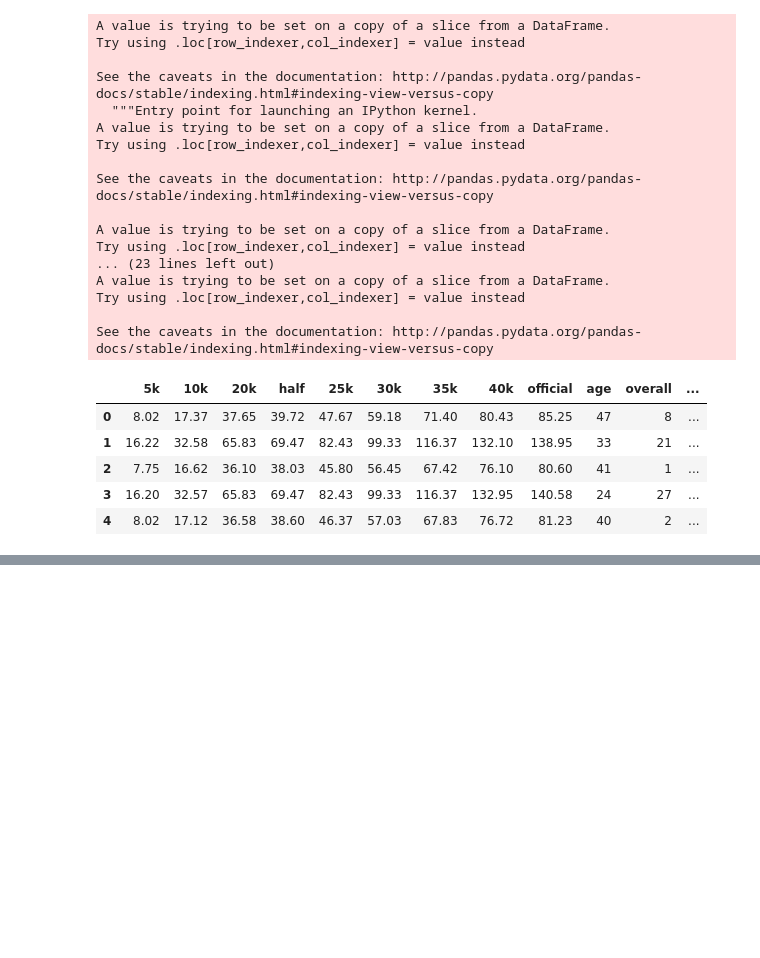
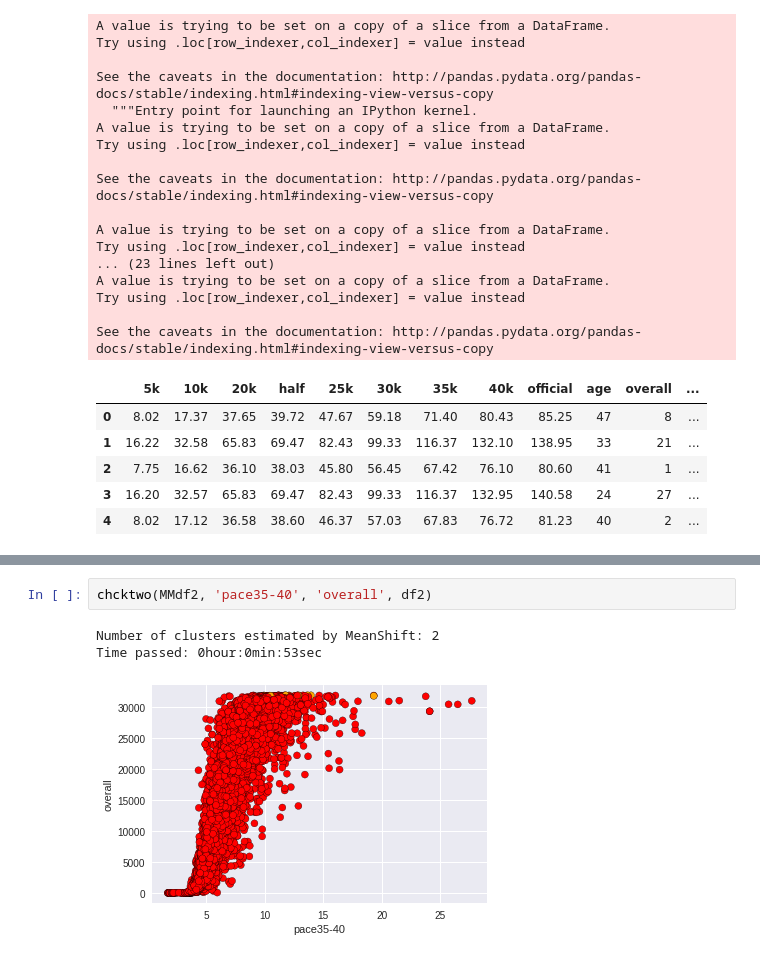
Before and after one commit to gurkpet/Thinkful-Lessons, a Jupyter notebook: Thinkful 4.2/BostonMarathon2.0.ipynb, the cells around one changed output, grey strips where cells are left out. Cells and saved outputs as stored; diff of their text form; blank space fills up the shorter version.

```diff
--- a/Thinkful 4.2/BostonMarathon2.0.ipynb
+++ b/Thinkful 4.2/BostonMarathon2.0.ipynb
@@ -190,0 +195,6 @@ plt.show()
+# %%
+chcktwo(MMdf2, 'pace35-40', 'overall', df2)
+# %% [output]
+Number of clusters estimated by MeanShift: 2
+Time passed: 0hour:0min:53sec
+[figure, added]
```
Also changed, not shown: parts of 19 cells of this notebook.
